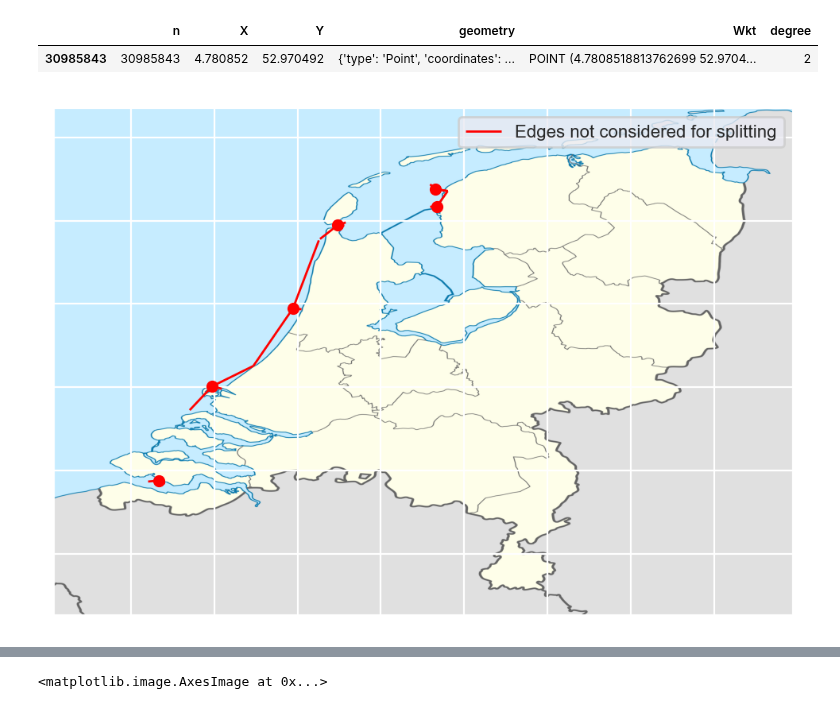
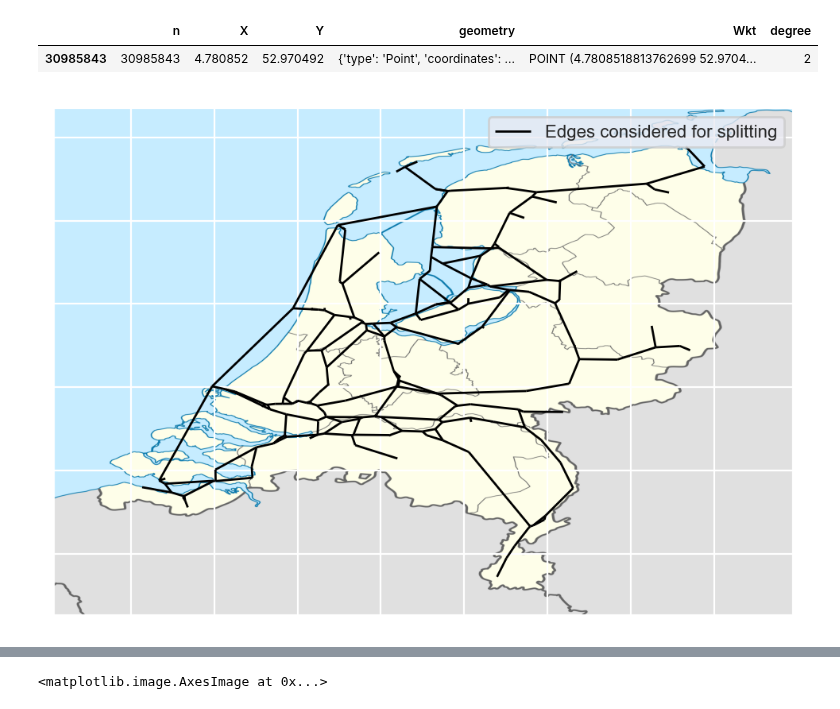
Before and after one commit to fabiandriessen/Thesis, a Jupyter notebook: 4_network_simplification_and_extension.ipynb, the cells around one changed output, grey strips where cells are left out. Drawn from its saved outputs; the diff is of its cells as text; code cells hidden in the pictures.

```diff
--- a/4_network_simplification_and_extension.ipynb
+++ b/4_network_simplification_and_extension.ipynb
@@ -172,21 +172,21 @@ excluded_links = df_links.loc[(df_links.target.isin(['8862614', '8860852', '8861
 excluded_links = list(zip(list(excluded_links.source),list(excluded_links.target)))
 # %%
 fig, ax = plt.subplots(dpi=200, figsize=(6,6))
-# nx.draw_networkx_edges(G, pos_dict, label='Edges considered for splitting')
+nx.draw_networkx_edges(G, pos_dict, label='Edges considered for splitting')
 # nx.draw_networkx_nodes(G, pos_dict, keep, node_size=10, node_color='Blue', label='Intersections')
 # nx.draw_networkx_nodes(G, pos_dict, harbour_nodes, node_size=10, node_color='r', label='Harbour nodes')
 
-nx.draw_networkx_nodes(G, pos_dict, ['8862614', '8860852', '8861819','8867031','8867600', '8860933'], node_color='r', node_size=20)
-nx.draw_networkx_edges(G,pos_dict,excluded_links,edge_color='r', label='Edges not considered for splitting')
+# nx.draw_networkx_nodes(G, pos_dict, ['8862614', '8860852', '8861819','8867031','8867600', '8860933'], node_color='r', node_size=20)
+# nx.draw_networkx_edges(G,pos_dict,excluded_links,edge_color='r', label='Edges not considered for splitting')
 # nx.draw_networkx_nodes(G, pos_dict, ['22638120'], node_color='g', node_size=10)
 img = plt.imread("data/NL_map.png")
 x1, x2, y1, y2 = 3.566619, 6.944693, 50.860830, 53.444274
 z = 0.53
 ax.imshow(img, extent=[x1-z, x2+z, y1-z+0.3, y2+z-0.3])
 plt.legend(fontsize=8)
 plt.show()
 # %% [output]
-[figure, old version]
+[figure, new version]
 # %%
 # store this network with direct connections for later use
 pickle.dump(G, open('data/network_cleaned_final.p', 'wb'))
```
Also changed, not shown: parts of 3 cells of this notebook, 48 other files.
